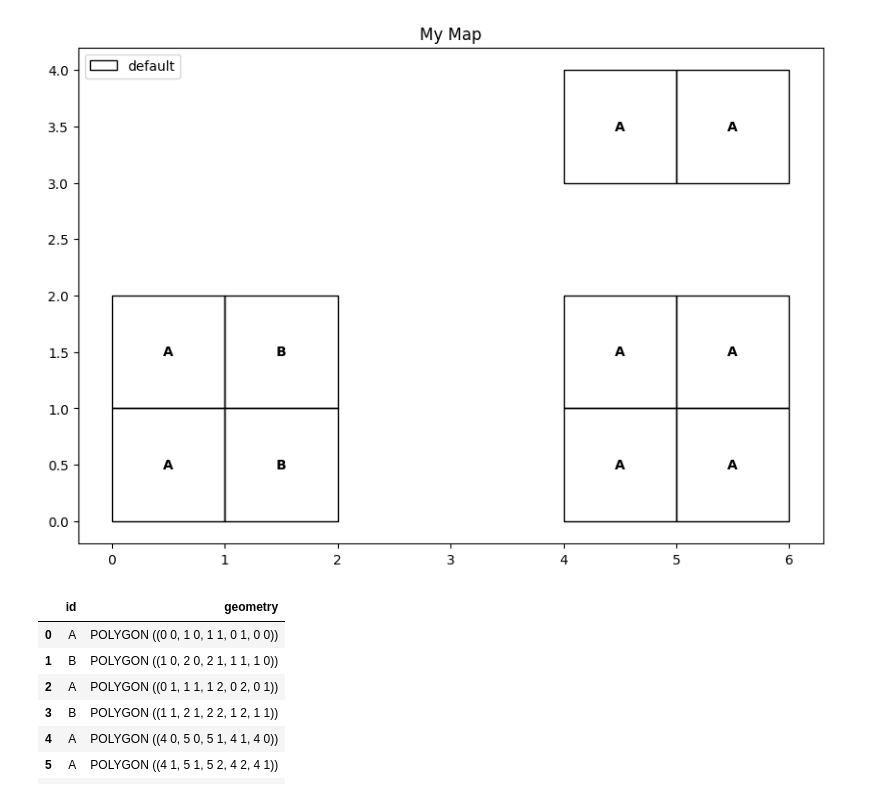
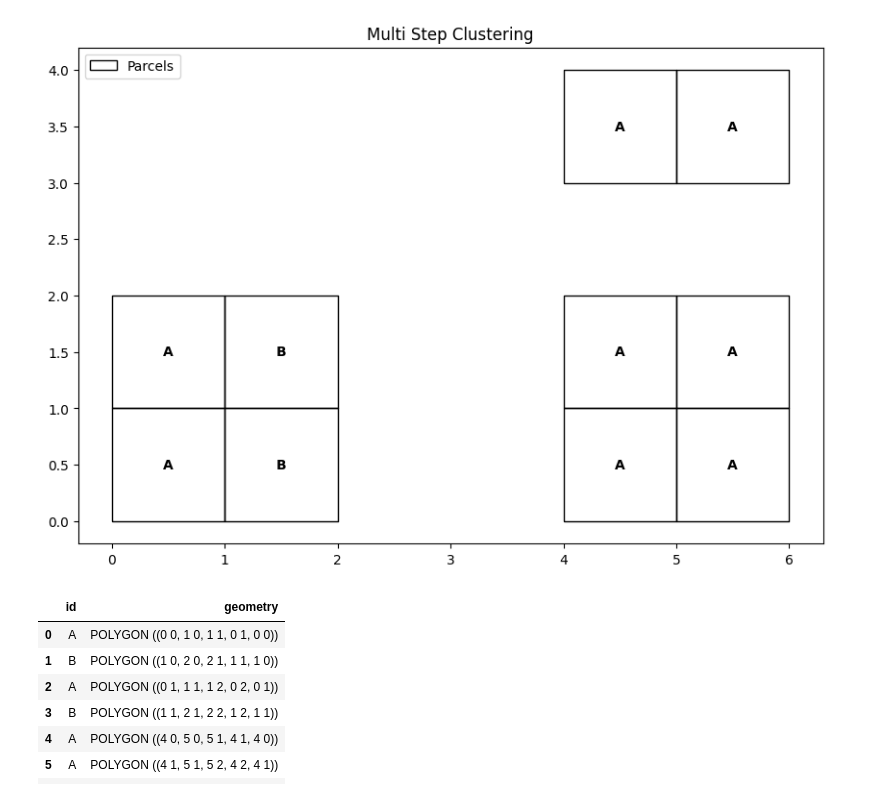
Before and after one commit to abreunig-clgx/superparcels, a Jupyter notebook: clustering/mre/multistep_eps.ipynb, the cells around one changed output. Cells and saved outputs as stored; diff of their text form; code cells hidden in the pictures.

Commit message:
multi step mre and drafting integration

```diff
--- a/clustering/mre/multistep_eps.ipynb
+++ b/clustering/mre/multistep_eps.ipynb
@@ -26,12 +29,12 @@ p10 = Polygon(origin=(5,3), size=(1,1), data={'id': 'A'})
 
 p_list = [p1, p2, p3, p4, p5, p6, p7, p8, p9, p10]
 # %%
-test_map = Map()
+m = Map(title='Multi Step Clustering')
 for p in p_list:
-    test_map.add_shape(p, style={'facecolor': 'none'}, label='id')
-test_map.plot()
+    m.add_shape(p,layer='Parcels', style={'facecolor': 'none'}, label='id')
+m.plot()
 # %% [output]
-[figure, old version]
+[figure, new version]
 # %%
 candidate_parcels = gpd.GeoDataFrame()
 for p in p_list:
```
Also changed, not shown: parts of 3 cells of this notebook, 5 other files.
